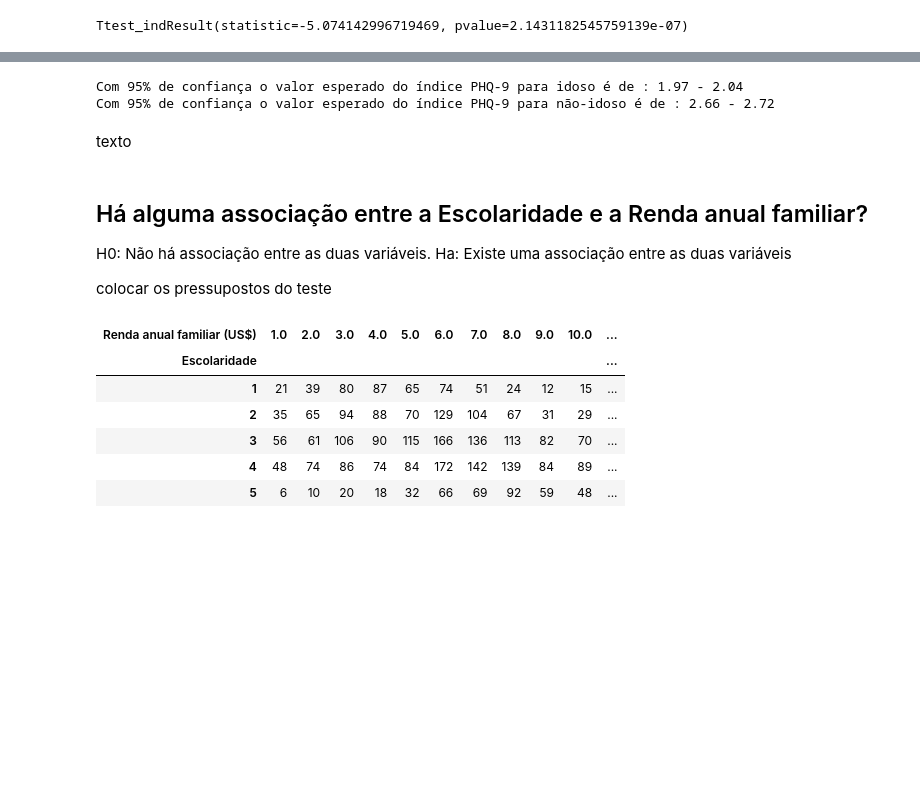
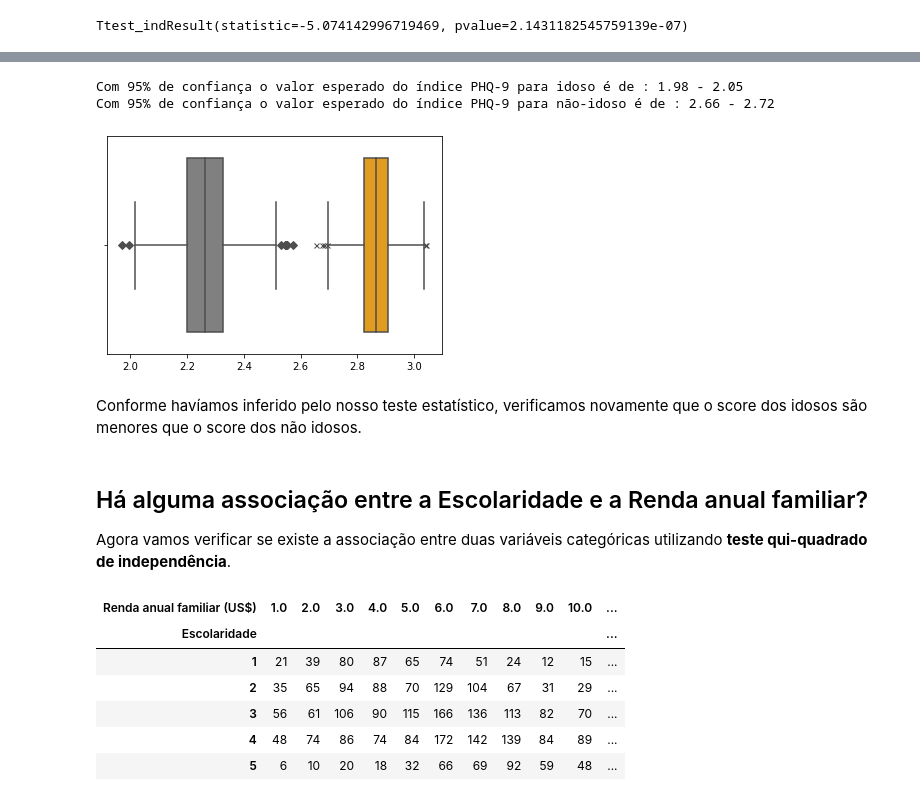
Before and after one commit to FerrazThales/DepressionSymptoms-Analysis, a Jupyter notebook: Análise_sobre_Depressão_nos_EUA.ipynb, the cells around one changed output, grey strips where cells are left out. Cells and saved outputs as stored; diff of their text form; code cells hidden in the pictures; blank space fills up the shorter version.

```diff
--- a/Análise_sobre_Depressão_nos_EUA.ipynb
+++ b/Análise_sobre_Depressão_nos_EUA.ipynb
@@ -933,27 +976,36 @@ texto falando que vamos usar bootstrap
 # %%
-# calculando os intervalos de confiança para idososo e não idosos ao nível de confiança 95%
+# calculando os intervalos de confiança para idosos e não idosos ao nível de confiança 95%
 # https://towardsdatascience.com/how-to-calculate-confidence-intervals-in-python-a8625a48e62b
 
 # gerando amostras aleatórias com reposição e calculando as médias
 values_idoso = [np.random.choice(idoso, size = len(idoso), replace = True).mean() for i in range(1000)]
 values_nao_idoso = [np.random.choice(nao_idoso, size = len(nao_idoso), replace = True).mean() for i in range(1000)]
 
-# calculando o percentil
+# calculando o percentil de 2,5% e de 95%
 percentil_idoso = np.percentile(values_idoso, [0.025, 0.95])
 percentil_nao_idoso = np.percentile(values_nao_idoso, [0.025, 0.95])
 
+# Printando os resultados
 print('Com 95% de confiança o valor esperado do índice PHQ-9 para idoso é de : {:.2f} - {:.2f}'.format(percentil_idoso[0], percentil_idoso[1]))
 print('Com 95% de confiança o valor esperado do índice PHQ-9 para não-idoso é de : {:.2f} - {:.2f}'.format(percentil_nao_idoso[0], percentil_nao_idoso[1]))
+print()
+
+# definindo parâmetros para diferenciação dos boxplots
+# https://matplotlib.org/3.1.1/gallery/statistics/boxplot.html
+flierprops1 = dict(linestyle='None', marker = 'D')
+flierprops2 = dict(linestyle='None', marker = 'x')
+
+# plotando os dois boxplots para verificar a não sobreposição
+sns.boxplot(x = values_idoso, color = 'Grey', flierprops = flierprops1)
+sns.boxplot(x = values_nao_idoso, color = 'Orange', flierprops = flierprops2);
 # %% [output]
-Com 95% de confiança o valor esperado do índice PHQ-9 para idoso é de : 1.97 - 2.04
+Com 95% de confiança o valor esperado do índice PHQ-9 para idoso é de : 1.98 - 2.05
 Com 95% de confiança o valor esperado do índice PHQ-9 para não-idoso é de : 2.66 - 2.72
+[figure, added]
-# %% [markdown]
-texto
+# %% [markdown]
+Conforme havíamos inferido pelo nosso teste estatístico, verificamos novamente que o score dos idosos são menores que o score dos não idosos.
 # %% [markdown]
 ## Há alguma associação entre a Escolaridade e a Renda anual familiar?
-H0: Não há associação entre as duas variáveis.
-Ha: Existe uma associação entre as duas variáveis
 
-
-colocar os pressupostos do teste
+Agora vamos verificar se existe a associação entre duas variáveis categóricas utilizando **teste qui-quadrado de independência**.
 # %%
```
Also changed, not shown: parts of 40 cells of this notebook.
